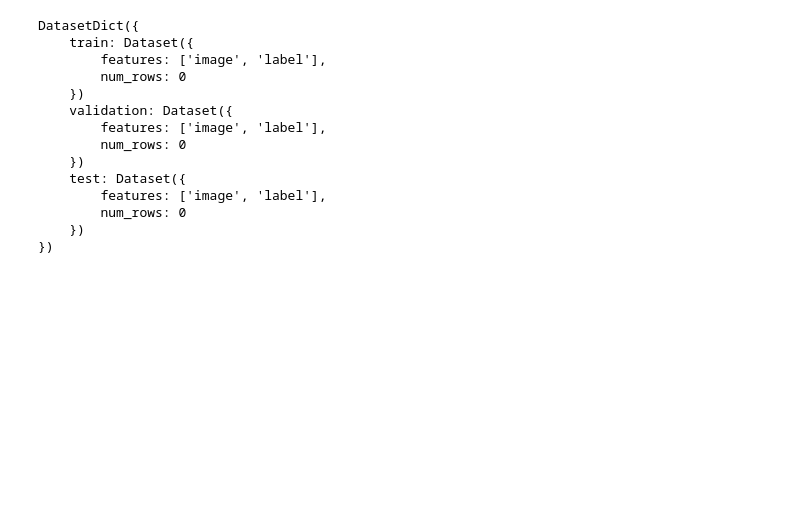
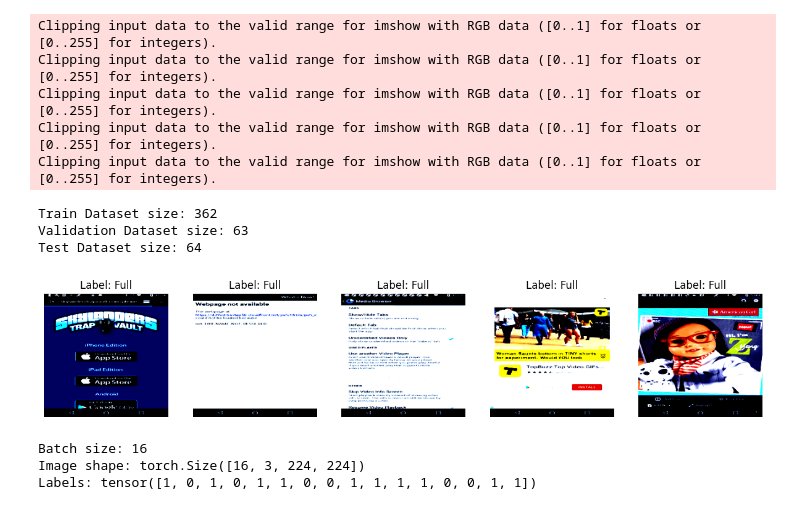
Before and after one commit to eaca89/Vim-Fine-Tuned, a Jupyter notebook: fine-tune.ipynb, the cells around one changed output. Saved outputs shown, nothing was run; the diff lists cells and outputs as text; code cells hidden in the pictures; blank space fills up the shorter version.

Commit message:
fine-tune updated

```diff
--- a/fine-tune.ipynb
+++ b/fine-tune.ipynb
@@ -93,22 +12,0 @@ dataset_dict.save_to_disk('/home/eh_abdol/fine_tune/gold_dataset')
-# %%
-from datasets import load_from_disk
-
-# Load the dataset
-dataset_dict = DatasetDict.load_from_disk(
-    '/home/eh_abdol/fine_tune/gold_dataset')
-dataset_dict
-# %% [output]
-DatasetDict({
-    train: Dataset({
-        features: ['image', 'label'],
-        num_rows: 0
-    })
-    validation: Dataset({
-        features: ['image', 'label'],
-        num_rows: 0
-    })
-    test: Dataset({
-        features: ['image', 'label'],
-        num_rows: 0
-    })
-})
@@ -115,3 +95,49 @@ DatasetDict({
+# %%
+import matplotlib.pyplot as plt
+import torch
+
+# Function to display a few sample images with labels
+
+
+def show_samples(dataset, num_samples=5):
+    fig, axes = plt.subplots(1, num_samples, figsize=(15, 15))
+    for i in range(num_samples):
+        image, label = dataset[i]
+        # Rearrange dimensions to HWC for plotting
+        image = image.permute(1, 2, 0)
+        axes[i].imshow(image)
+        axes[i].set_title(f"Label: {dataset.class_names[label]}")
+        axes[i].axis('off')
+    plt.show()
+
+
+# Print dataset lengths to ensure the size is correct
+print(f"Train Dataset size: {len(train_dataset)}")
+print(f"Validation Dataset size: {len(validation_dataset)}")
+print(f"Test Dataset size: {len(test_dataset)}")
+
+# Visualize a few samples from the training dataset
+show_samples(train_dataset, num_samples=5)
+
+# Check DataLoader output
+for images, labels in train_loader:
+    print(f"Batch size: {images.size(0)}")
+    print(f"Image shape: {images.size()}")
+    print(f"Labels: {labels}")
+    break  # Check the first batch only
+# %% [output]
+Clipping input data to the valid range for imshow with RGB data ([0..1] for floats or [0..255] for integers).
+Clipping input data to the valid range for imshow with RGB data ([0..1] for floats or [0..255] for integers).
+Clipping input data to the valid range for imshow with RGB data ([0..1] for floats or [0..255] for integers).
+Clipping input data to the valid range for imshow with RGB data ([0..1] for floats or [0..255] for integers).
+Clipping input data to the valid range for imshow with RGB data ([0..1] for floats or [0..255] for integers).
+Train Dataset size: 362
+Validation Dataset size: 63
+Test Dataset size: 64
+[figure, added]
+Batch size: 16
+Image shape: torch.Size([16, 3, 224, 224])
+Labels: tensor([1, 0, 1, 0, 1, 1, 0, 0, 1, 1, 1, 1, 0, 0, 1, 1])
 # %%
 # Initialize the model (make sure the architecture is defined and matches the loaded model)
 model = VisionMamba(
```
Also changed, not shown: parts of 3 cells of this notebook.
